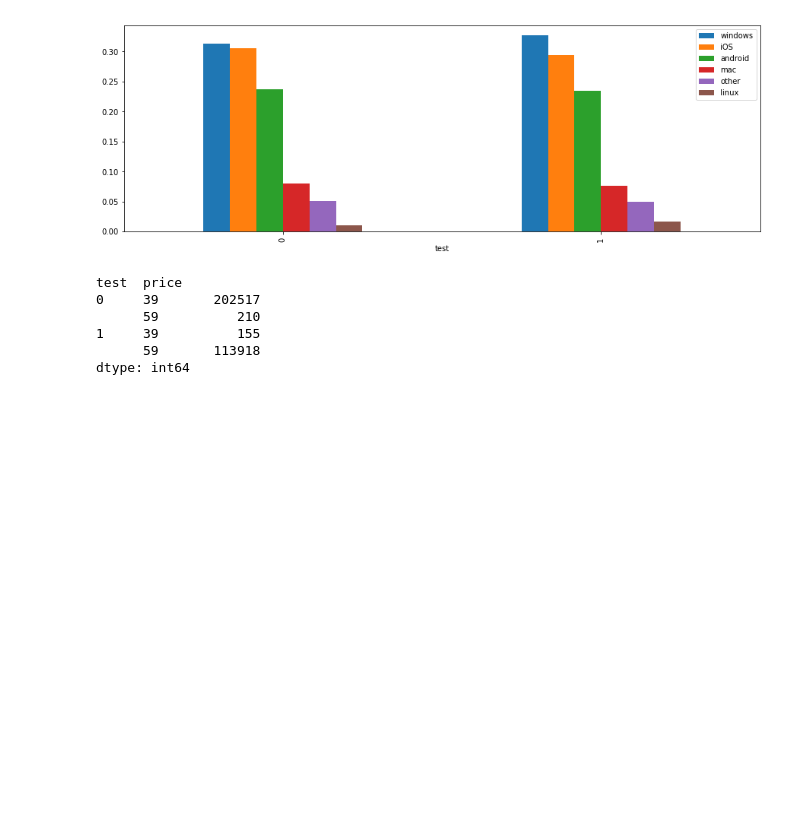
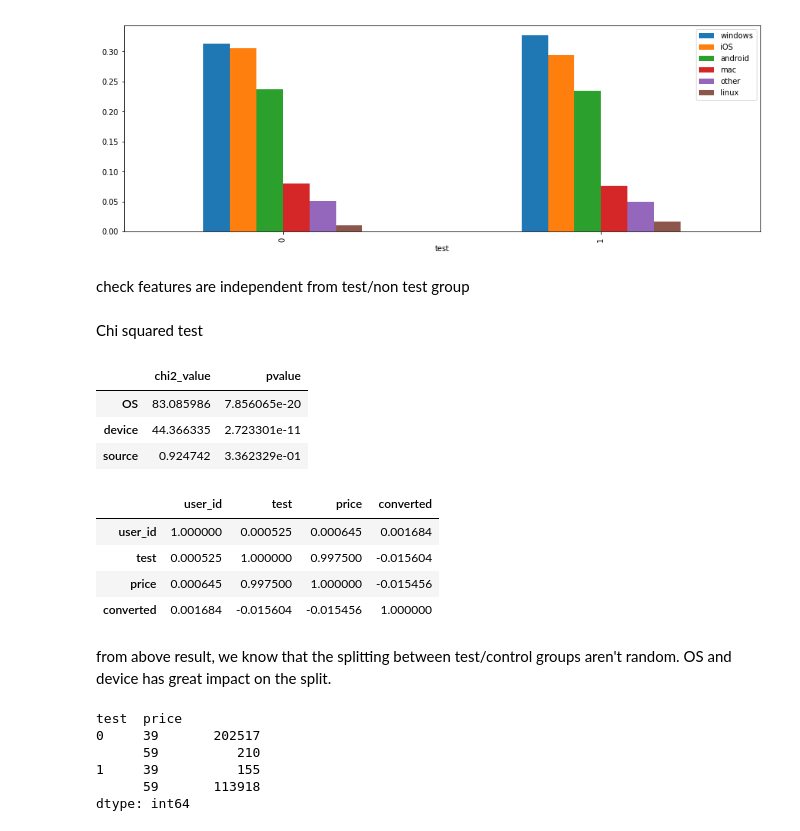
Before and after one commit to asa2012/TakeHomeChallenge, a Jupyter notebook: 6 Pricing Test.ipynb, the cells around one changed output. Cells and saved outputs as stored; diff of their text form; code cells hidden in the pictures; blank space fills up the shorter version.

```diff
--- a/6 Pricing Test.ipynb
+++ b/6 Pricing Test.ipynb
@@ -97,3 +99,43 @@ plt.show()
+# %% [markdown]
+check features are independent from test/non test group
+# %%
+
+X = testdata.copy()
+del X['timestamp']
+
+X.rename(columns={'operative_system':'OS'},inplace=True)
+
+# to use sklearn to check feature importance, we must convert string values to numbers
+src_label_encoder = LabelEncoder()
+dev_label_encoder = LabelEncoder()
+os_label_encoder = LabelEncoder()
+
+X["source"] = src_label_encoder.fit_transform(testdata.source)
+X["device"] = dev_label_encoder.fit_transform(testdata.device)
+X["OS"] = os_label_encoder.fit_transform(testdata.operative_system)
+# %% [markdown]
+Chi squared test
+# %%
+colnames = ["source","device","OS"]
+ch2values,pvalues = chi2(X.loc[:,colnames],X["test"])
+pd.DataFrame({'chi2_value':ch2values,'pvalue':pvalues},index = colnames).sort_values(by='pvalue')
+# %% [output]
+|  | chi2_value | pvalue |
+| OS | 83.085986 | 7.856065e-20 |
+| device | 44.366335 | 2.723301e-11 |
+| source | 0.924742 | 3.362329e-01 |
+# %%
+#Compute pairwise correlation of columns, excluding NA/null values
+X.corr()
+testdata.corr()
+# %% [output]
+|  | user_id | test | price | converted |
+| user_id | 1.000000 | 0.000525 | 0.000645 | 0.001684 |
+| test | 0.000525 | 1.000000 | 0.997500 | -0.015604 |
+| price | 0.000645 | 0.997500 | 1.000000 | -0.015456 |
+| converted | 0.001684 | -0.015604 | -0.015456 | 1.000000 |
+# %% [markdown]
+from above result, we know that the splitting between test/control groups aren't random. OS and device has great impact on the split.
 # %%
 #data validation
 data.groupby(["test","price"]).size()
```
Also changed, not shown: parts of 19 cells of this notebook, 2 other files.
